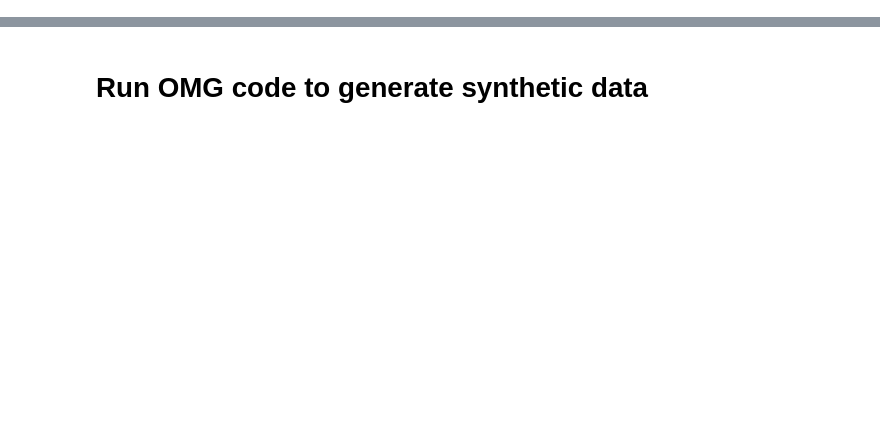
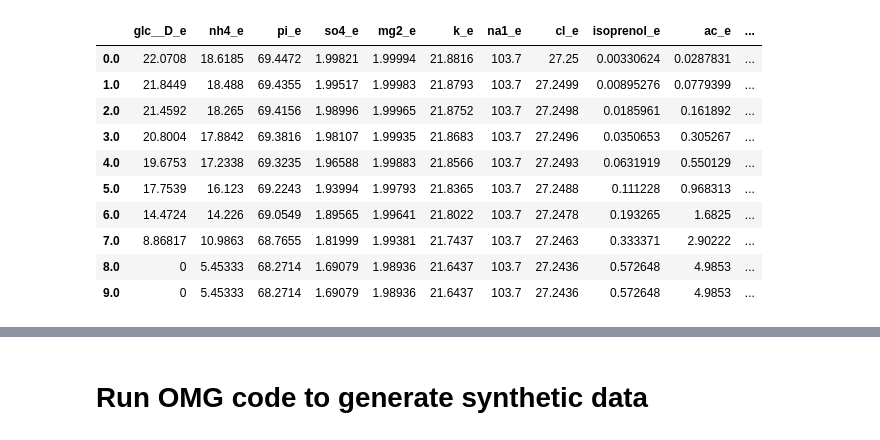
Before and after one commit to juanneilson/multiomicspaper, a Jupyter notebook: notebooks/B_Generate_omics_data.ipynb, the cells around one changed output, grey strips where cells are left out. Drawn from its saved outputs; the diff is of its cells as text; code cells hidden in the pictures; blank space fills up the shorter version.

```diff
--- a/notebooks/B_Generate_omics_data.ipynb
+++ b/notebooks/B_Generate_omics_data.ipynb
@@ -106,0 +204,14 @@ Change 'TRAINING_FILE_NAME' to 'DESIGNS_FILE_NAME'.
+# %%
+EmetsHI
+# %% [output]
+|  | glc__D_e | nh4_e | pi_e | so4_e | mg2_e | k_e | na1_e | cl_e | isoprenol_e | ac_e | ... |
+| 0.0 | 22.0708 | 18.6185 | 69.4472 | 1.99821 | 1.99994 | 21.8816 | 103.7 | 27.25 | 0.00330624 | 0.0287831 | ... |
+| 1.0 | 21.8449 | 18.488 | 69.4355 | 1.99517 | 1.99983 | 21.8793 | 103.7 | 27.2499 | 0.00895276 | 0.0779399 | ... |
+| 2.0 | 21.4592 | 18.265 | 69.4156 | 1.98996 | 1.99965 | 21.8752 | 103.7 | 27.2498 | 0.0185961 | 0.161892 | ... |
+| 3.0 | 20.8004 | 17.8842 | 69.3816 | 1.98107 | 1.99935 | 21.8683 | 103.7 | 27.2496 | 0.0350653 | 0.305267 | ... |
+| 4.0 | 19.6753 | 17.2338 | 69.3235 | 1.96588 | 1.99883 | 21.8566 | 103.7 | 27.2493 | 0.0631919 | 0.550129 | ... |
+| 5.0 | 17.7539 | 16.123 | 69.2243 | 1.93994 | 1.99793 | 21.8365 | 103.7 | 27.2488 | 0.111228 | 0.968313 | ... |
+| 6.0 | 14.4724 | 14.226 | 69.0549 | 1.89565 | 1.99641 | 21.8022 | 103.7 | 27.2478 | 0.193265 | 1.6825 | ... |
+| 7.0 | 8.86817 | 10.9863 | 68.7655 | 1.81999 | 1.99381 | 21.7437 | 103.7 | 27.2463 | 0.333371 | 2.90222 | ... |
+| 8.0 | 0 | 5.45333 | 68.2714 | 1.69079 | 1.98936 | 21.6437 | 103.7 | 27.2436 | 0.572648 | 4.9853 | ... |
+| 9.0 | 0 | 5.45333 | 68.2714 | 1.69079 | 1.98936 | 21.6437 | 103.7 | 27.2436 | 0.572648 | 4.9853 | ... |
```
Also changed, not shown: parts of 70 cells of this notebook, 1 other file.
